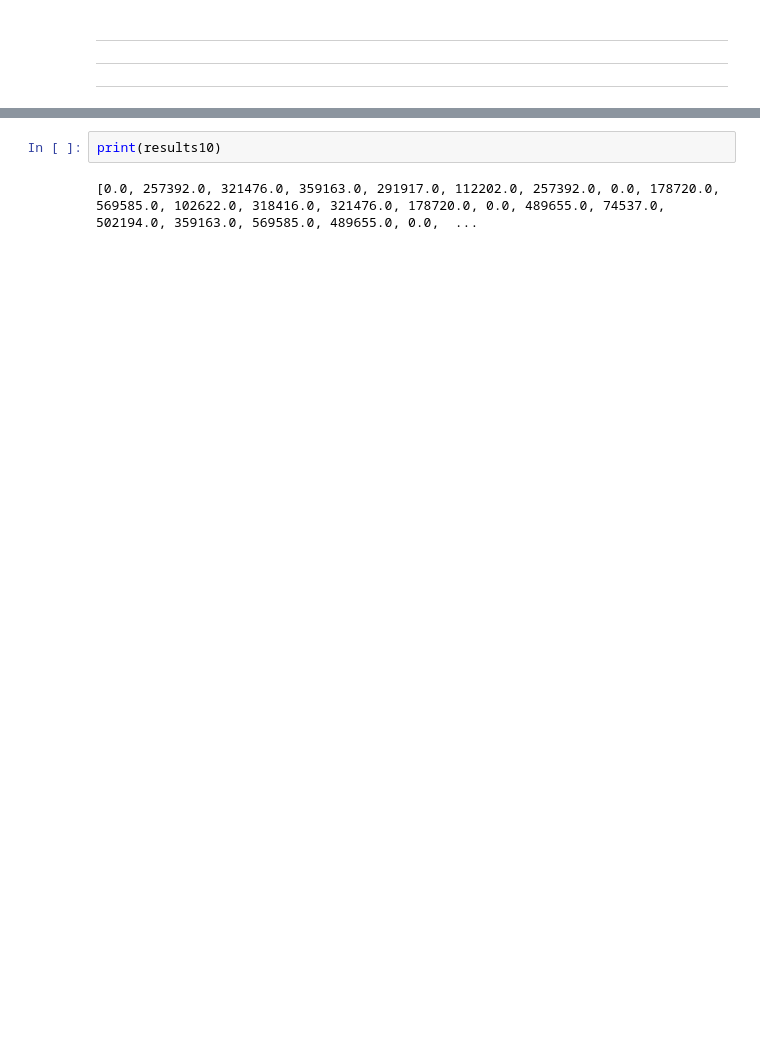
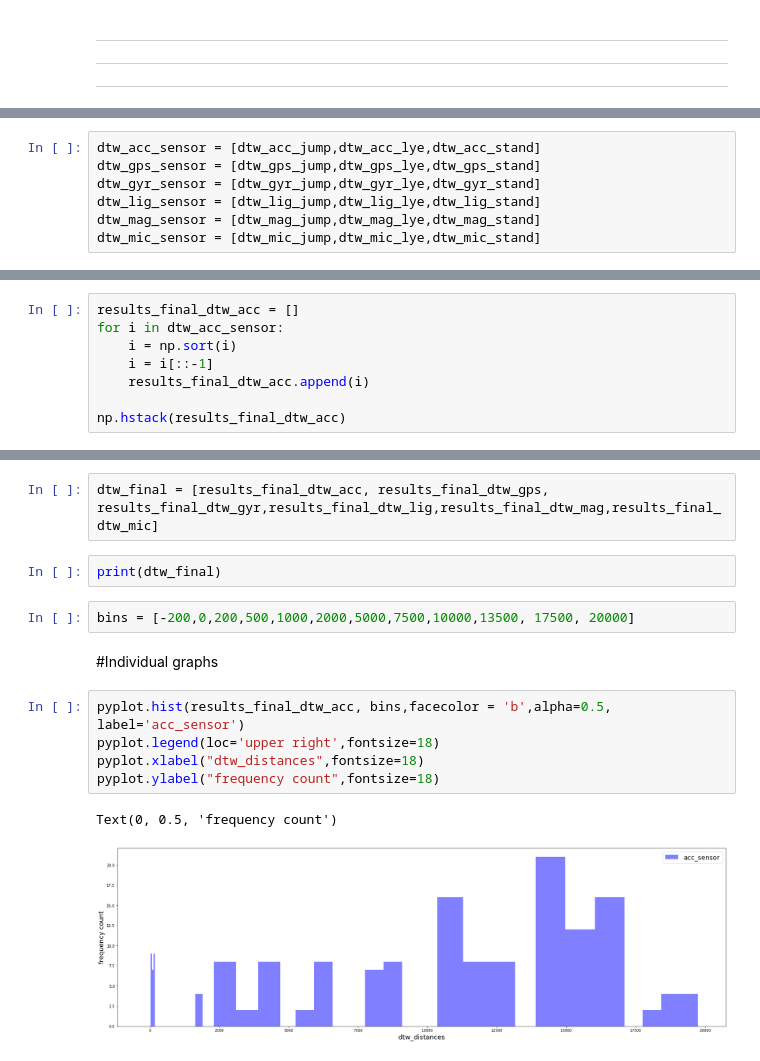
Before and after one commit to sdasmaha/Ml_Engineers_445, a Jupyter notebook: C_ML4IOT_COLAB.ipynb, the cells around one changed output, grey strips where cells are left out. Saved outputs shown, nothing was run; the diff lists cells and outputs as text; blank space fills up the shorter version.

```diff
--- a/C_ML4IOT_COLAB.ipynb
+++ b/C_ML4IOT_COLAB.ipynb
@@ -1003,0 +1076,7 @@ array([   0.        , 6024.16060084, 6838.86187399, 5715.24609935,
+# %%
+dtw_acc_sensor = [dtw_acc_jump,dtw_acc_lye,dtw_acc_stand]
+dtw_gps_sensor = [dtw_gps_jump,dtw_gps_lye,dtw_gps_stand]
+dtw_gyr_sensor = [dtw_gyr_jump,dtw_gyr_lye,dtw_gyr_stand]
+dtw_lig_sensor = [dtw_lig_jump,dtw_lig_lye,dtw_lig_stand]
+dtw_mag_sensor = [dtw_mag_jump,dtw_mag_lye,dtw_mag_stand]
+dtw_mic_sensor = [dtw_mic_jump,dtw_mic_lye,dtw_mic_stand]
@@ -1003,0 +1085,8 @@ array([   0.        , 6024.16060084, 6838.86187399, 5715.24609935,
+# %%
+results_final_dtw_acc = []
+for i in dtw_acc_sensor:
+    i = np.sort(i)
+    i = i[::-1]
+    results_final_dtw_acc.append(i)
+
+np.hstack(results_final_dtw_acc)
@@ -1004,4 +1241,16 @@ array([   0.        , 6024.16060084, 6838.86187399, 5715.24609935,
+# %%
+dtw_final = [results_final_dtw_acc, results_final_dtw_gps, results_final_dtw_gyr,results_final_dtw_lig,results_final_dtw_mag,results_final_dtw_mic]
 # %%
-print(results10)
+print(dtw_final)
-# %% [output]
-[0.0, 257392.0, 321476.0, 359163.0, 291917.0, 112202.0, 257392.0, 0.0, 178720.0, 569585.0, 102622.0, 318416.0, 321476.0, 178720.0, 0.0, 489655.0, 74537.0, 502194.0, 359163.0, 569585.0, 489655.0, 0.0,  ...
+# %%
+bins = [-200,0,200,500,1000,2000,5000,7500,10000,13500, 17500, 20000]
+# %% [markdown]
+#Individual graphs
+# %%
+pyplot.hist(results_final_dtw_acc, bins,facecolor = 'b',alpha=0.5, label='acc_sensor')
+pyplot.legend(loc='upper right',fontsize=18)
+pyplot.xlabel("dtw_distances",fontsize=18)
+pyplot.ylabel("frequency count",fontsize=18)
+# %% [output]
+Text(0, 0.5, 'frequency count')
+[figure, added]
```
Also changed, not shown: parts of 70 cells of this notebook.
